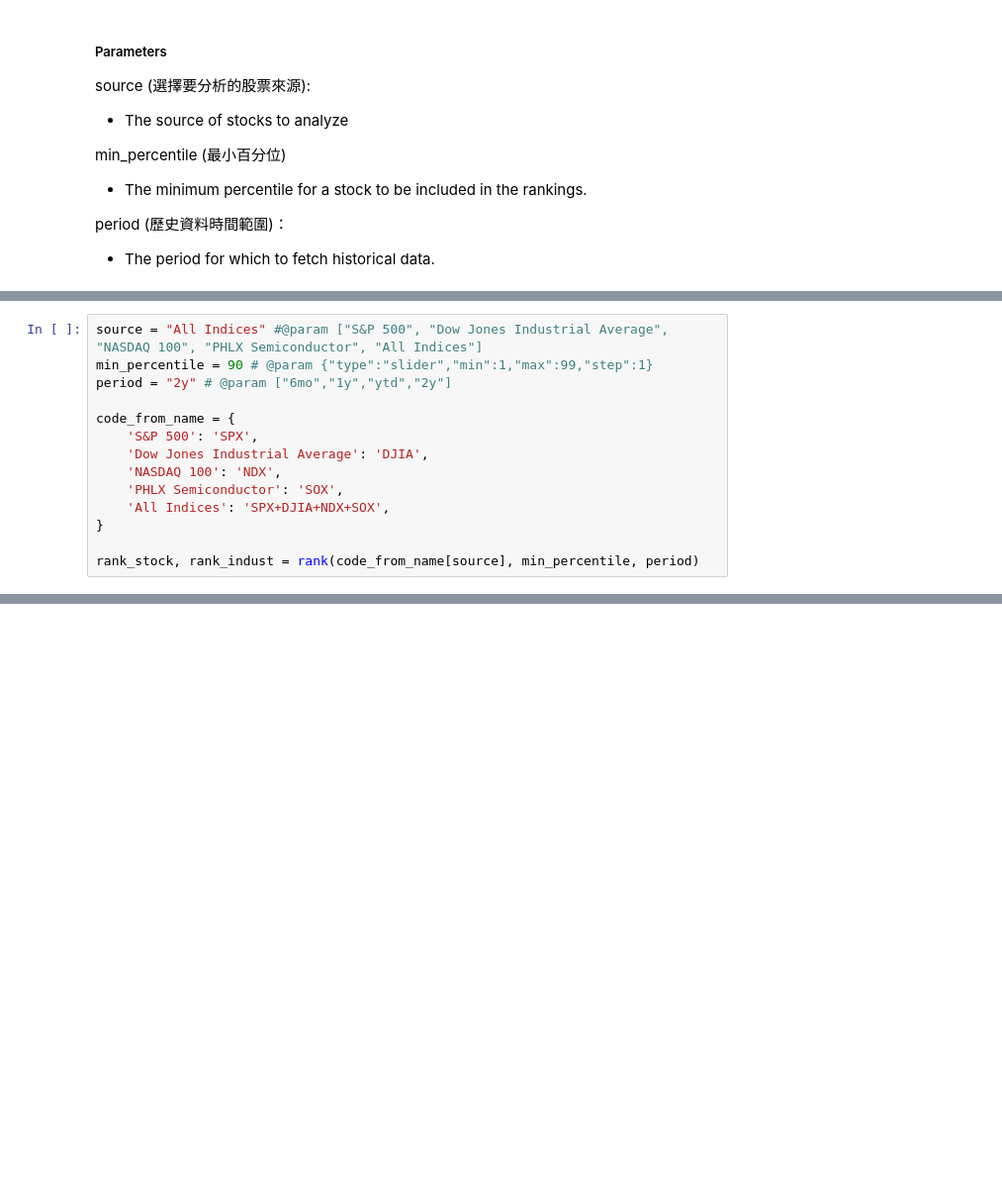
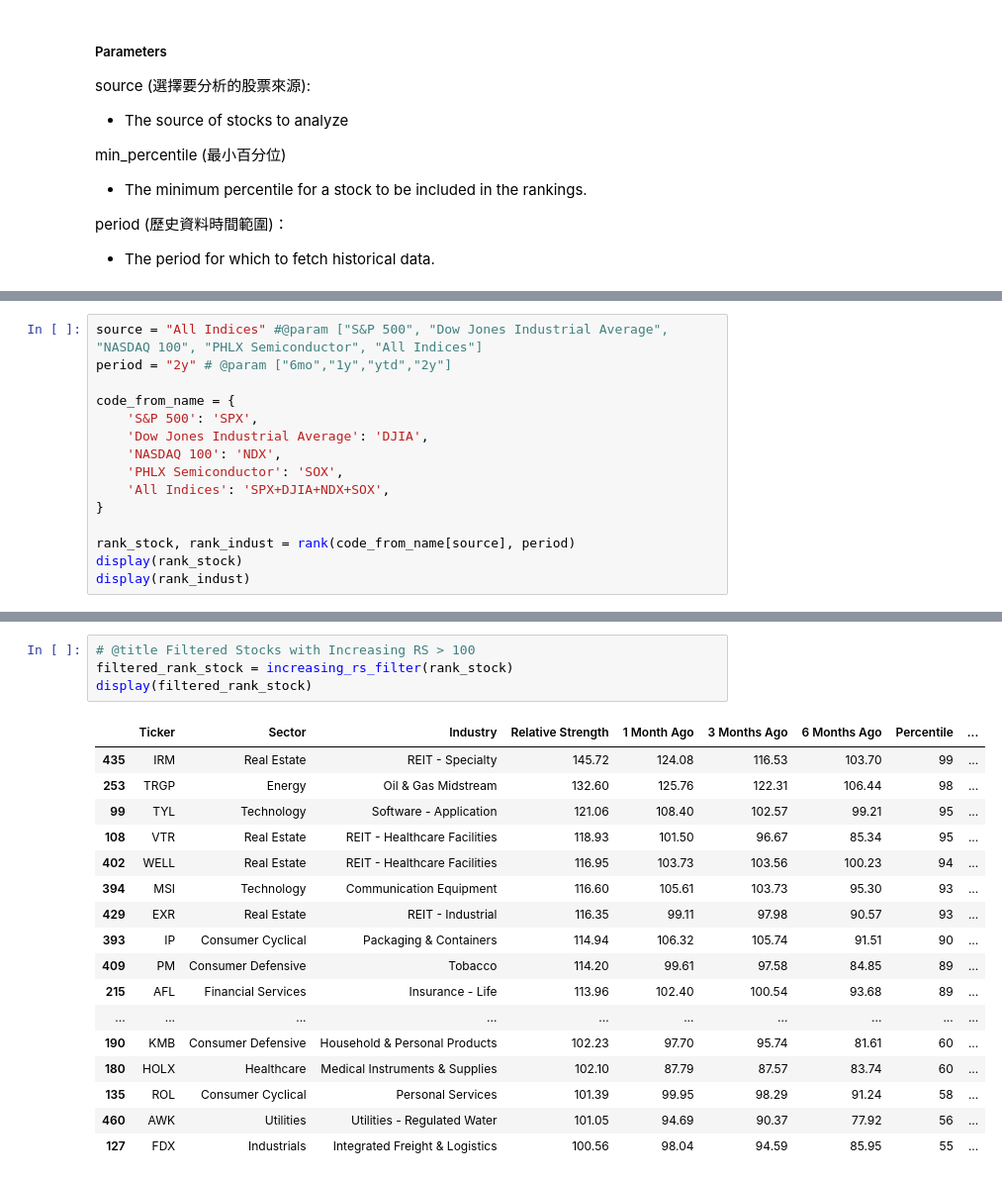
Before and after one commit to yorkjong/vistock, a Jupyter notebook: notebooks/ibd_demo.ipynb, the cells around one changed output, grey strips where cells are left out. Shown at 99% size. Drawn from its saved outputs; the diff is of its cells as text; blank space fills up the shorter version.

```diff
--- a/notebooks/ibd_demo.ipynb
+++ b/notebooks/ibd_demo.ipynb
@@ -101,6 +109,5 @@ period (歷史資料時間範圍)：
 # %%
 source = "All Indices" #@param ["S&P 500", "Dow Jones Industrial Average", "NASDAQ 100", "PHLX Semiconductor", "All Indices"]
-min_percentile = 90 # @param {"type":"slider","min":1,"max":99,"step":1}
 period = "2y" # @param ["6mo","1y","ytd","2y"]
 
 code_from_name = {
@@ -111,5 +118,7 @@ code_from_name = {
     'All Indices': 'SPX+DJIA+NDX+SOX',
 }
 
-rank_stock, rank_indust = rank(code_from_name[source], min_percentile, period)
+rank_stock, rank_indust = rank(code_from_name[source], period)
+display(rank_stock)
+display(rank_indust)
 # %% [output]
@@ -192 +166,23 @@ display(filtered_rank_stock)
+# %%
+# @title Filtered Stocks with Increasing RS > 100
+filtered_rank_stock = increasing_rs_filter(rank_stock)
+display(filtered_rank_stock)
+# %% [output]
+|  | Ticker | Sector | Industry | Relative Strength | 1 Month Ago | 3 Months Ago | 6 Months Ago | Percentile | ... |
+| 435 | IRM | Real Estate | REIT - Specialty | 145.72 | 124.08 | 116.53 | 103.70 | 99 | ... |
+| 253 | TRGP | Energy | Oil & Gas Midstream | 132.60 | 125.76 | 122.31 | 106.44 | 98 | ... |
+| 99 | TYL | Technology | Software - Application | 121.06 | 108.40 | 102.57 | 99.21 | 95 | ... |
+| 108 | VTR | Real Estate | REIT - Healthcare Facilities | 118.93 | 101.50 | 96.67 | 85.34 | 95 | ... |
+| 402 | WELL | Real Estate | REIT - Healthcare Facilities | 116.95 | 103.73 | 103.56 | 100.23 | 94 | ... |
+| 394 | MSI | Technology | Communication Equipment | 116.60 | 105.61 | 103.73 | 95.30 | 93 | ... |
+| 429 | EXR | Real Estate | REIT - Industrial | 116.35 | 99.11 | 97.98 | 90.57 | 93 | ... |
+| 393 | IP | Consumer Cyclical | Packaging & Containers | 114.94 | 106.32 | 105.74 | 91.51 | 90 | ... |
+| 409 | PM | Consumer Defensive | Tobacco | 114.20 | 99.61 | 97.58 | 84.85 | 89 | ... |
+| 215 | AFL | Financial Services | Insurance - Life | 113.96 | 102.40 | 100.54 | 93.68 | 89 | ... |
+| ... | ... | ... | ... | ... | ... | ... | ... | ... | ... |
+| 190 | KMB | Consumer Defensive | Household & Personal Products | 102.23 | 97.70 | 95.74 | 81.61 | 60 | ... |
+| 180 | HOLX | Healthcare | Medical Instruments & Supplies | 102.10 | 87.79 | 87.57 | 83.74 | 60 | ... |
+| 135 | ROL | Consumer Cyclical | Personal Services | 101.39 | 99.95 | 98.29 | 91.24 | 58 | ... |
+| 460 | AWK | Utilities | Utilities - Regulated Water | 101.05 | 94.69 | 90.37 | 77.92 | 56 | ... |
+| 127 | FDX | Industrials | Integrated Freight & Logistics | 100.56 | 98.04 | 94.59 | 85.95 | 55 | ... |
 # %% [markdown]
```
Also changed, not shown: parts of 15 cells of this notebook.
